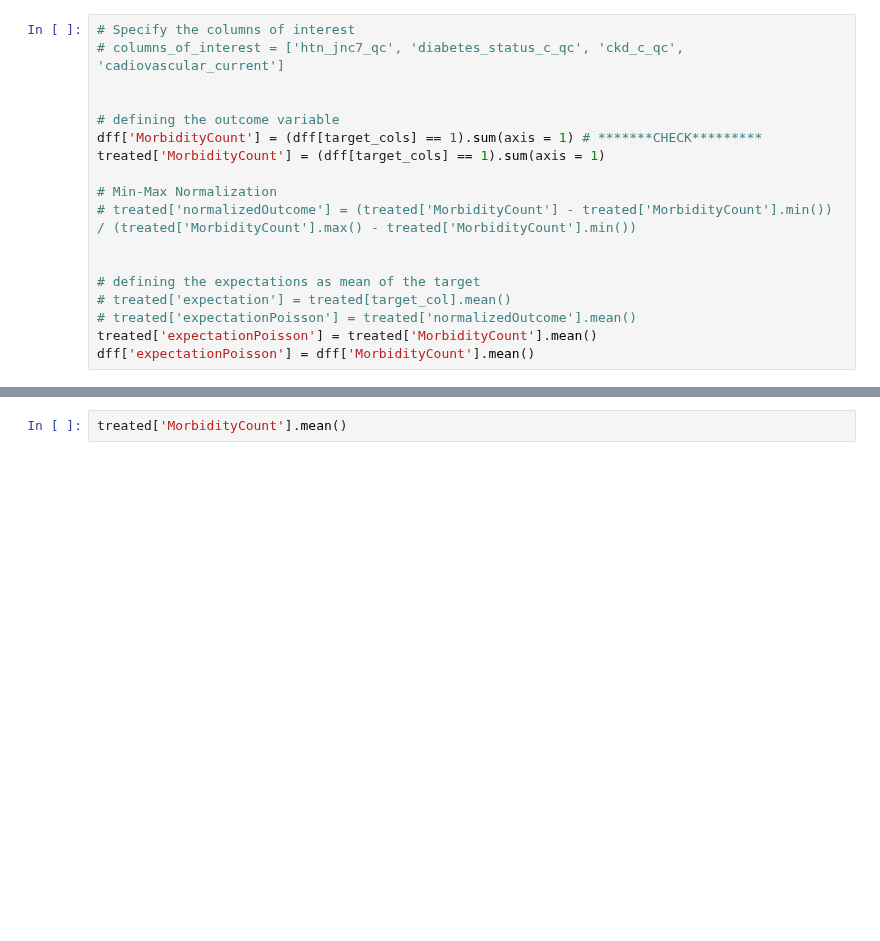
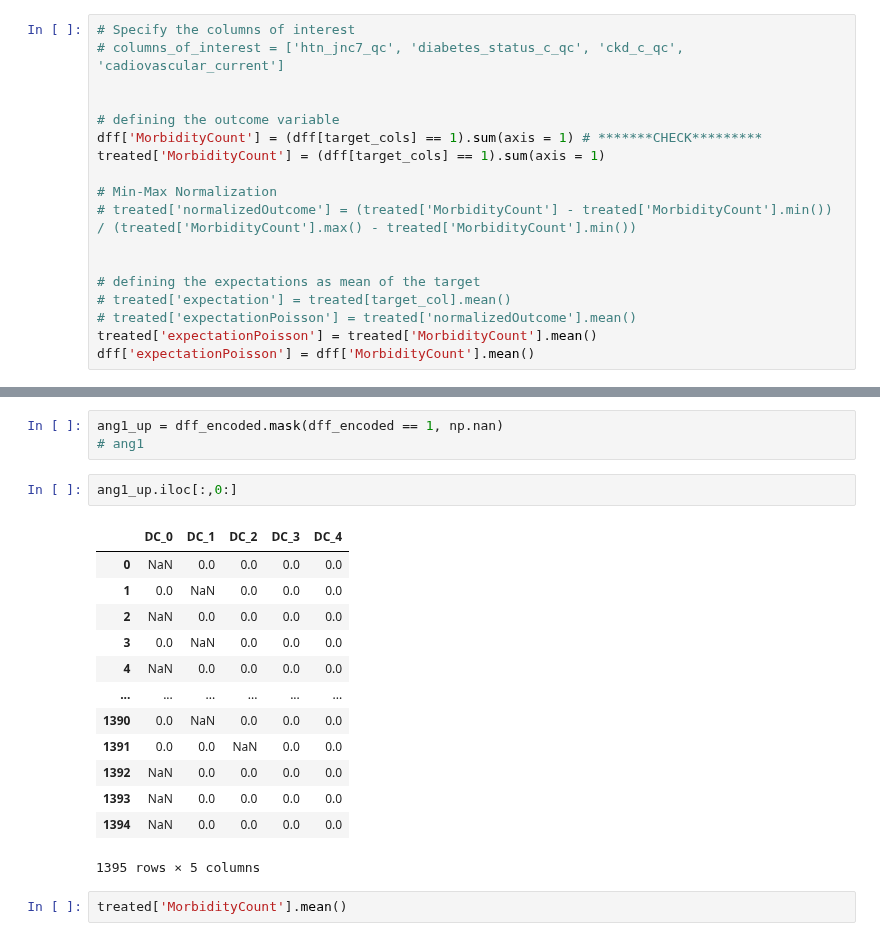
Before and after one commit to kayvinsoo7/HAALSI_work, a Jupyter notebook: mdscan-master/Poisson_scoring2.ipynb, the cells around one changed output, grey strips where cells are left out. Cells and saved outputs as stored; diff of their text form; blank space fills up the shorter version.

```diff
--- a/mdscan-master/Poisson_scoring2.ipynb
+++ b/mdscan-master/Poisson_scoring2.ipynb
@@ -163,3 +179,22 @@ dff['expectationPoisson'] = dff['MorbidityCount'].mean()
+# %%
+ang1_up = dff_encoded.mask(dff_encoded == 1, np.nan)
+# ang1
+# %%
+ang1_up.iloc[:,0:]
+# %% [output]
+|  | DC_0 | DC_1 | DC_2 | DC_3 | DC_4 |
+| 0 | NaN | 0.0 | 0.0 | 0.0 | 0.0 |
+| 1 | 0.0 | NaN | 0.0 | 0.0 | 0.0 |
+| 2 | NaN | 0.0 | 0.0 | 0.0 | 0.0 |
+| 3 | 0.0 | NaN | 0.0 | 0.0 | 0.0 |
+| 4 | NaN | 0.0 | 0.0 | 0.0 | 0.0 |
+| ... | ... | ... | ... | ... | ... |
+| 1390 | 0.0 | NaN | 0.0 | 0.0 | 0.0 |
+| 1391 | 0.0 | 0.0 | NaN | 0.0 | 0.0 |
+| 1392 | NaN | 0.0 | 0.0 | 0.0 | 0.0 |
+| 1393 | NaN | 0.0 | 0.0 | 0.0 | 0.0 |
+| 1394 | NaN | 0.0 | 0.0 | 0.0 | 0.0 |
+1395 rows × 5 columns
 # %%
 treated['MorbidityCount'].mean()
 # %% [output]
```
Also changed, not shown: parts of 11 cells of this notebook, 2 other files.
